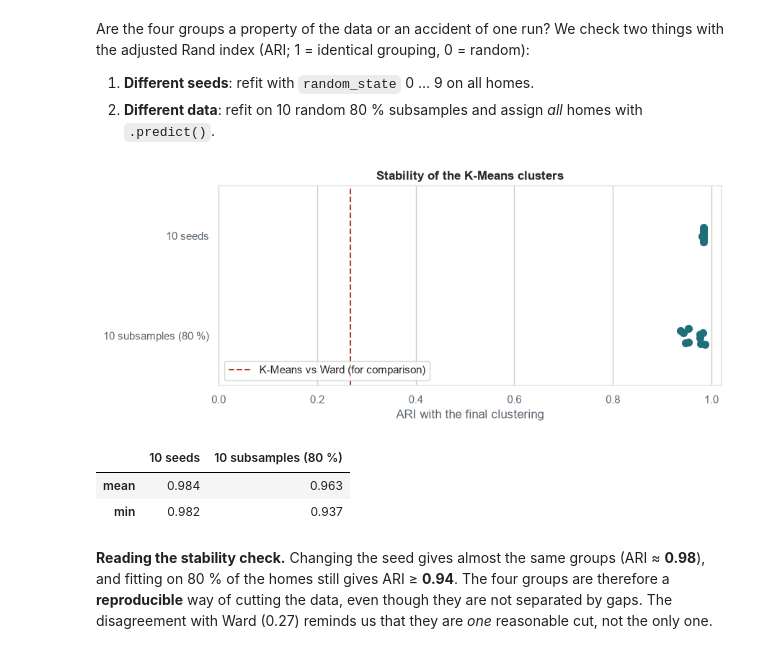
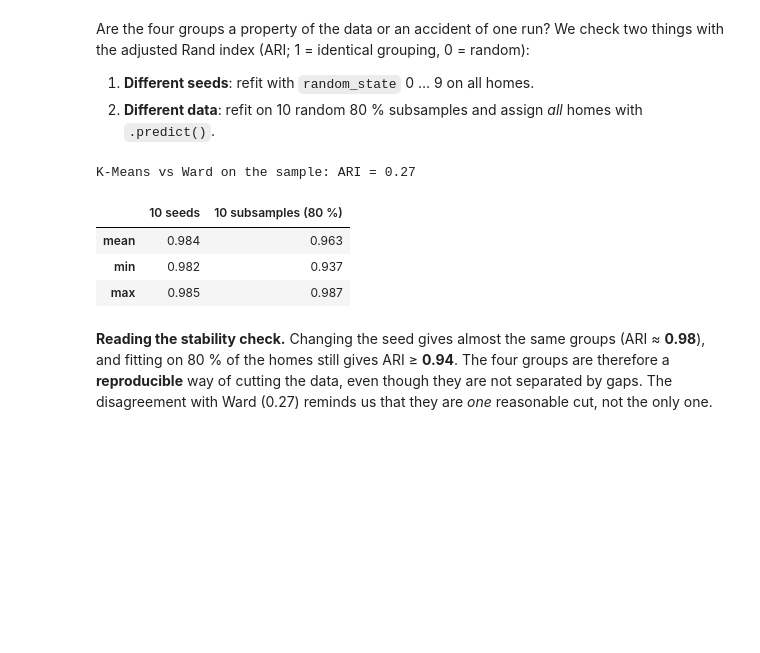
Before and after one commit to iaac-maai/Group4-day3-assignment, a Jupyter notebook: notebook/unsupervised_learning.ipynb, the cells around one changed output. Cells and saved outputs as stored; diff of their text form; code cells hidden in the pictures; blank space fills up the shorter version.

```diff
--- a/notebook/unsupervised_learning.ipynb
+++ b/notebook/unsupervised_learning.ipynb
@@ -540,30 +517,22 @@ Are the four groups a property of the data or an accident of one run? We check t
 # %%
 reference = df["cluster"].to_numpy()
 seed_ari = [adjusted_rand_score(reference, make_pipeline(StandardScaler(), KMeans(N_CLUSTERS, n_init=10, random_state=s))
                                 .fit_predict(df[FEATURES])) for s in range(10)]
 sub_ari = []
 for s in range(10):
     idx = np.random.default_rng(s).choice(len(df), size=int(0.8 * len(df)), replace=False)
     model = make_pipeline(StandardScaler(), KMeans(N_CLUSTERS, n_init=10, random_state=RANDOM_STATE)).fit(df.iloc[idx][FEATURES])
     sub_ari.append(adjusted_rand_score(reference, model.predict(df[FEATURES])))
 
 stability = pd.DataFrame({"10 seeds": seed_ari, "10 subsamples (80 %)": sub_ari})
-fig, ax = plt.subplots(figsize=(9, 3.6))
-sns.stripplot(data=stability, orient="h", size=8, color=ACCENT, ax=ax)
-ax.axvline(adjusted_rand_score(kmeans_sample, ward_labels), color="#A63D2F", linestyle="--",
-           label="K-Means vs Ward (for comparison)")
-ax.set_xlim(0, 1.02)
-ax.set_xlabel("ARI with the final clustering")
-ax.set_title("Stability of the K-Means clusters")
-ax.legend(loc="lower left")
-save("08_stability.png")
-plt.show()
-stability.describe().loc[["mean", "min"]].round(3)
+print(f"K-Means vs Ward on the sample: ARI = {adjusted_rand_score(kmeans_sample, ward_labels):.2f}")
+stability.describe().loc[["mean", "min", "max"]].round(3)
 # %% [output]
-[figure, removed]
+K-Means vs Ward on the sample: ARI = 0.27
 |  | 10 seeds | 10 subsamples (80 %) |
 | mean | 0.984 | 0.963 |
 | min | 0.982 | 0.937 |
+| max | 0.985 | 0.987 |
 # %% [markdown]
 **Reading the stability check.** Changing the seed gives almost the same groups (ARI ≈ **0.98**), and fitting on 80 % of the homes still gives ARI ≥ **0.94**. The four groups are therefore a **reproducible** way of cutting the data, even though they are not separated by gaps. The disagreement with Ward (0.27) reminds us that they are *one* reasonable cut, not the only one.
 # %% [markdown]
```
Also changed, not shown: parts of 12 cells of this notebook, 12 other files.
